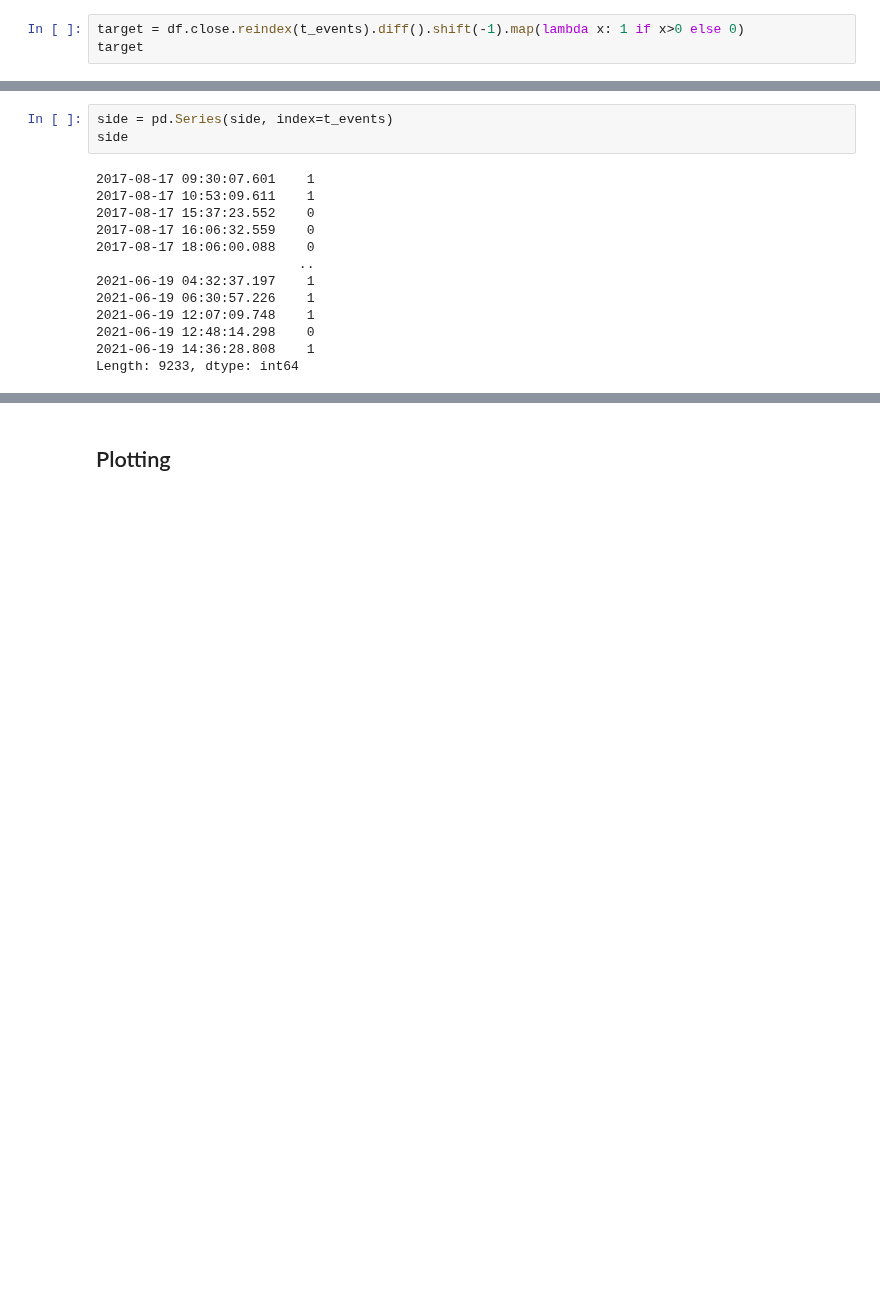
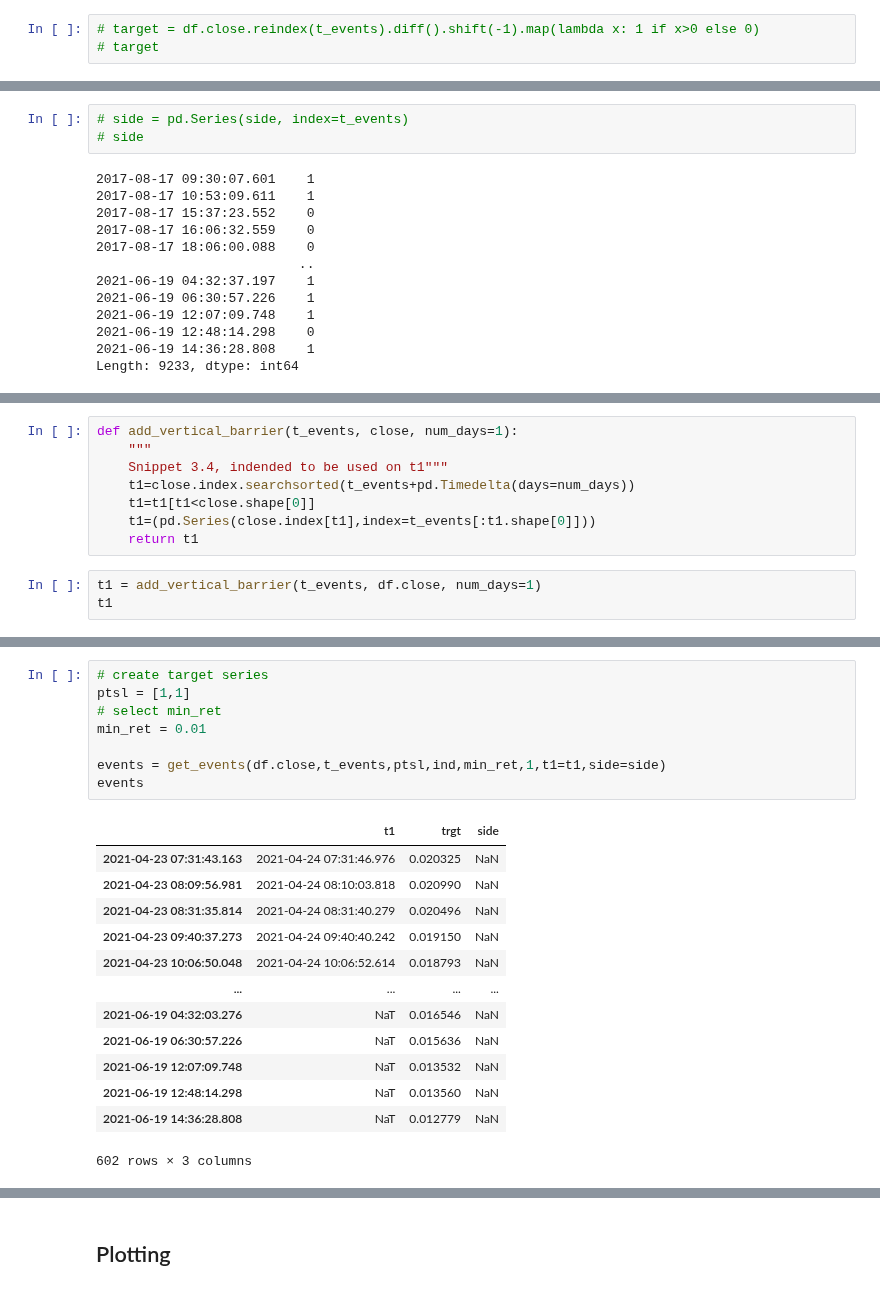
Before and after one commit to sunnymnie/bitcoin-printer, a Jupyter notebook: 3-labelling/3-metalabelling.ipynb, the cells around one changed output, grey strips where cells are left out. Cells and saved outputs as stored; diff of their text form; blank space fills up the shorter version.

```diff
--- a/3-strategy-creation/3-get-t-events.ipynb
+++ b/3-labelling/3-metalabelling.ipynb
@@ -90,6 +87,6 @@ DatetimeIndex(['2017-08-17 09:30:07.601000', '2017-08-17 10:53:09.611000',
 # %%
-target = df.close.reindex(t_events).diff().shift(-1).map(lambda x: 1 if x>0 else 0)
-target
+# target = df.close.reindex(t_events).diff().shift(-1).map(lambda x: 1 if x>0 else 0)
+# target
 # %% [output]
 2017-08-17 09:30:07.601    1
 2017-08-17 10:53:09.611    0
@@ -104,8 +101,8 @@ target
 2021-06-19 14:36:28.808    0
 Name: close, Length: 9233, dtype: int64
 # %%
-side = pd.Series(side, index=t_events)
-side
+# side = pd.Series(side, index=t_events)
+# side
 # %% [output]
 2017-08-17 09:30:07.601    1
 2017-08-17 10:53:09.611    1
@@ -127,0 +127,11 @@ side.to_csv("../data/side.csv")
+# %%
+def add_vertical_barrier(t_events, close, num_days=1):
+    """
+    Snippet 3.4, indended to be used on t1"""
+    t1=close.index.searchsorted(t_events+pd.Timedelta(days=num_days))
+    t1=t1[t1<close.shape[0]]
+    t1=(pd.Series(close.index[t1],index=t_events[:t1.shape[0]]))
+    return t1
+# %%
+t1 = add_vertical_barrier(t_events, df.close, num_days=1)
+t1
@@ -127,0 +253,22 @@ side.to_csv("../data/side.csv")
+# %%
+# create target series
+ptsl = [1,1]
+# select min_ret
+min_ret = 0.01
+
+events = get_events(df.close,t_events,ptsl,ind,min_ret,1,t1=t1,side=side)
+events
+# %% [output]
+|  | t1 | trgt | side |
+| 2021-04-23 07:31:43.163 | 2021-04-24 07:31:46.976 | 0.020325 | NaN |
+| 2021-04-23 08:09:56.981 | 2021-04-24 08:10:03.818 | 0.020990 | NaN |
+| 2021-04-23 08:31:35.814 | 2021-04-24 08:31:40.279 | 0.020496 | NaN |
+| 2021-04-23 09:40:37.273 | 2021-04-24 09:40:40.242 | 0.019150 | NaN |
+| 2021-04-23 10:06:50.048 | 2021-04-24 10:06:52.614 | 0.018793 | NaN |
+| ... | ... | ... | ... |
+| 2021-06-19 04:32:03.276 | NaT | 0.016546 | NaN |
+| 2021-06-19 06:30:57.226 | NaT | 0.015636 | NaN |
+| 2021-06-19 12:07:09.748 | NaT | 0.013532 | NaN |
+| 2021-06-19 12:48:14.298 | NaT | 0.013560 | NaN |
+| 2021-06-19 14:36:28.808 | NaT | 0.012779 | NaN |
+602 rows × 3 columns
```
Also changed, not shown: parts of 22 cells of this notebook, 18 other files.
